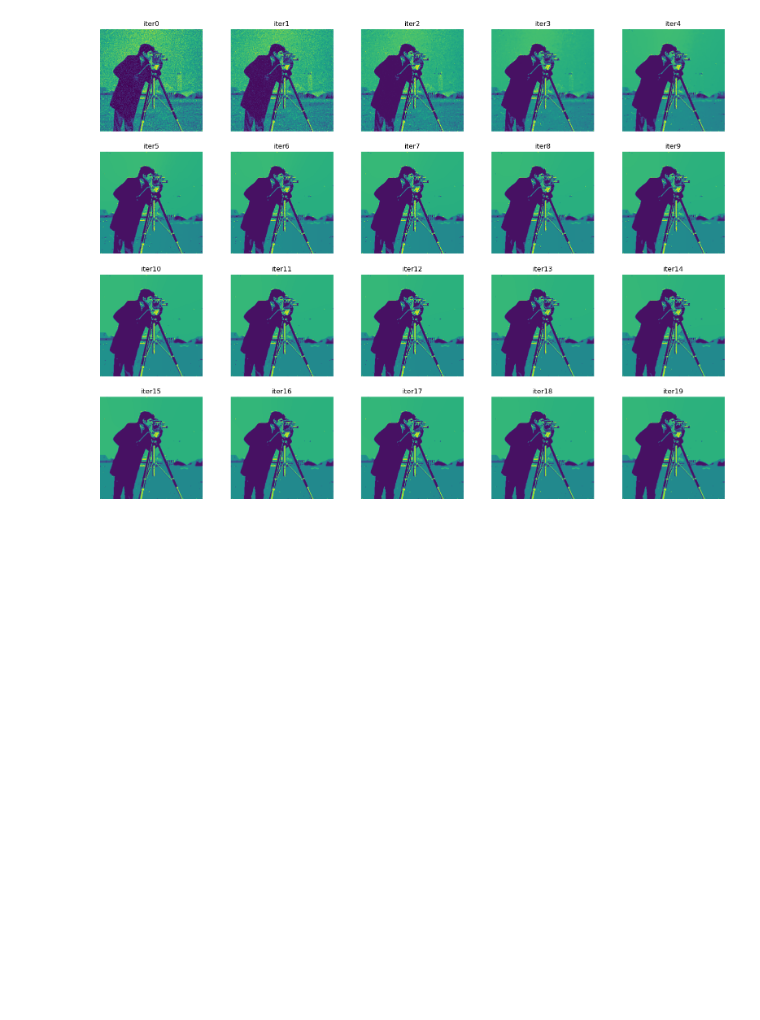
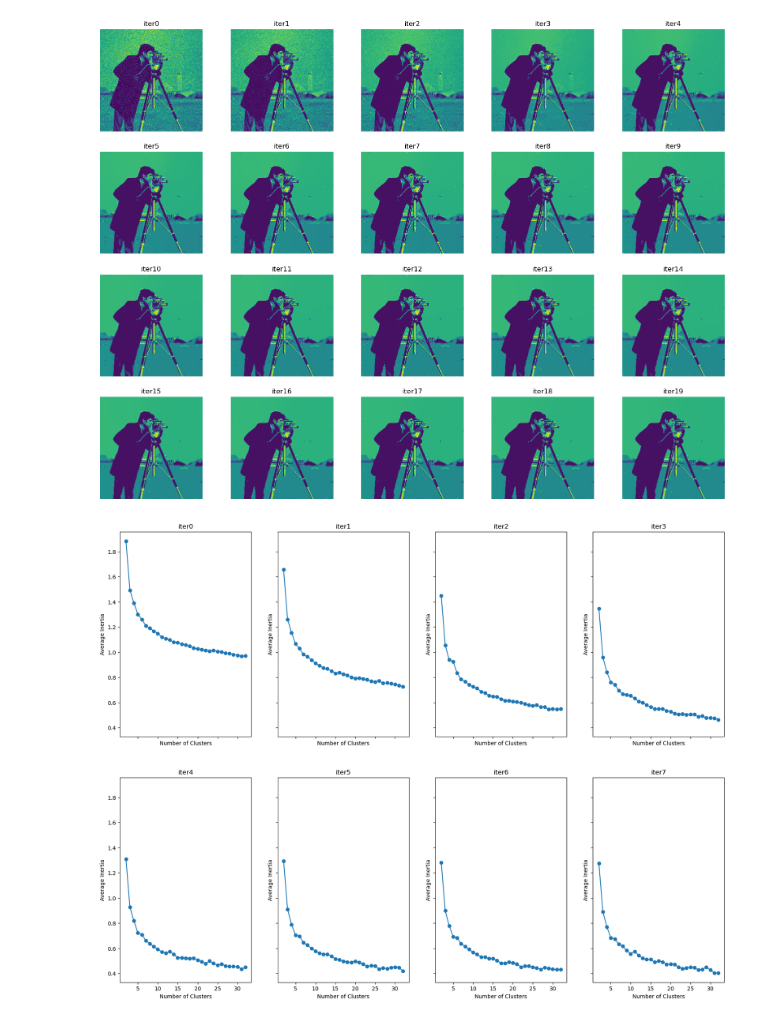
Before and after one commit to Tharindu-Nirmal/Image_Denoising, a Jupyter notebook: NLM_stages_scikit.ipynb, the cells around one changed output. Drawn from its saved outputs; the diff is of its cells as text; code cells hidden in the pictures; blank space fills up the shorter version.

Commit message:
[edit] intertia measured

```diff
--- a/NLM_stages_scikit.ipynb
+++ b/NLM_stages_scikit.ipynb
@@ -205,0 +254,31 @@ for i in range(nrows):
+# %%
+def getClusterIntertia(imarray, max_clusters=32):
+    """
+    input: an array of 2D images, each at a different stage of denoising. imarray[0] is noised
+    """
+    assert isinstance(imarray, np.ndarray)
+
+    #atleast have 8 images
+    numimages = imarray.shape[0]
+    assert numimages >= 8
+
+    nrows = 2
+    ncols = 4
+    fig, ax = plt.subplots(nrows=nrows, ncols=ncols, figsize=(20, 15),
+                       sharex=True, sharey=True)
+
+    for i in range(nrows):
+        for j in range(ncols):
+            idx = i*4 + j*1
+            _, im_tiles1d = return_tiles(imarray[idx], tile_w)
+            intertias = elbow_method(im_tiles1d.astype(float), max_clusters)
+            ax[i,j].plot(range(2, max_clusters + 1), intertias, marker='o')
+            ax[i,j].set_xlabel('Number of Clusters')
+            ax[i,j].set_ylabel('Average Inertia')
+            ax[i,j].set_title('iter%d'%(idx))
+
+    plt.show()
+# %%
+getClusterIntertia(np.array(itered20_h10), 32)
+# %% [output]
+[figure, added]
```
Also changed, not shown: parts of 2 cells of this notebook.
